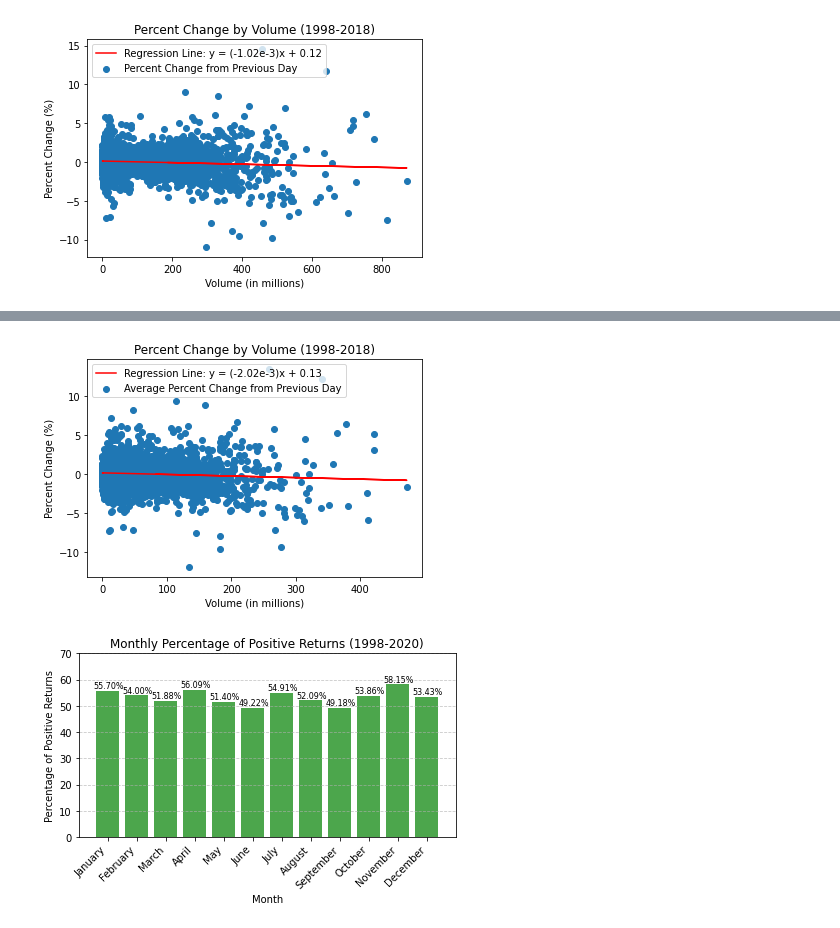
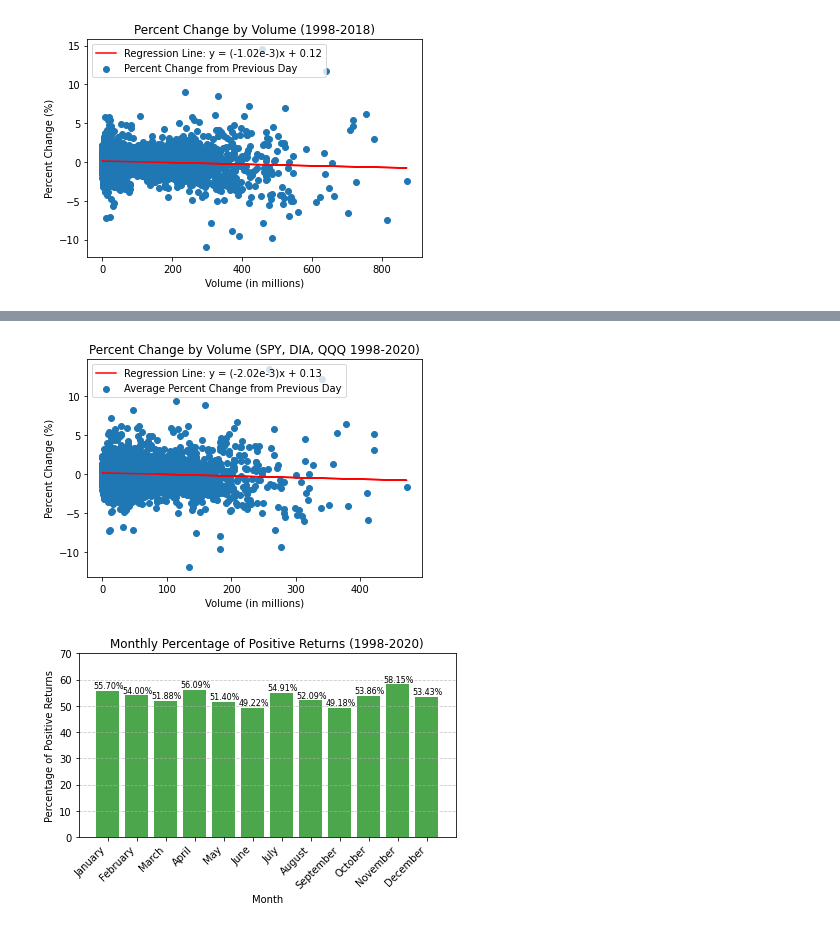
Before and after one commit to jovaughn-olivier/AI-powered-Stock-Market-Predictions, a Jupyter notebook: Code/Stock-Data-Modeling_Notebook.ipynb, the cells around one changed output, grey strips where cells are left out. Cells and saved outputs as stored; diff of their text form; code cells hidden in the pictures.

```diff
--- a/Code/Stock-Data-Modeling_Notebook.ipynb
+++ b/Code/Stock-Data-Modeling_Notebook.ipynb
@@ -159,35 +164,35 @@ data_grouped = data.groupby('Date').mean().reset_index()
 # Extracting relevant columns
 X = data_grouped['Volume'].values.reshape(-1, 1)
 y = data_grouped['PercentChange']
 
 # Create scatter plot
 plt.scatter(X, y, label='Average Percent Change from Previous Day')
 
 # Fit linear regression model
 model = LinearRegression()
 model.fit(X, y)
 y_pred = model.predict(X)
 
 
 # Format the coefficient in the regression equation
 coef_str = "{:0.2e}".format(model.coef_[0]).replace("e-0", "e-")
 intercept_str = "{:0.2f}".format(model.intercept_)
 
 # Equation for the regression line
 equation = f"y = ({coef_str})x + {intercept_str}"
 
 # Plot regression line with the equation in the legend
 plt.plot(X, y_pred, color='red', label=f'Regression Line: {equation}')
 
 # Customize plot
-plt.title('Percent Change by Volume (1998-2018)')
+plt.title('Percent Change by Volume (SPY, DIA, QQQ 1998-2020)')
 plt.xlabel('Volume (in millions)')
 plt.ylabel('Percent Change (%)')
 plt.legend()
 plt.legend(loc='upper left')
 plt.show()
 # %% [output]
-[figure, old version]
+[figure, new version]
 # %%
 #Calculates & Vizualizes $SPY's porpotion of postiive returns/month
 
```
Also changed, not shown: parts of 1 cell of this notebook.
